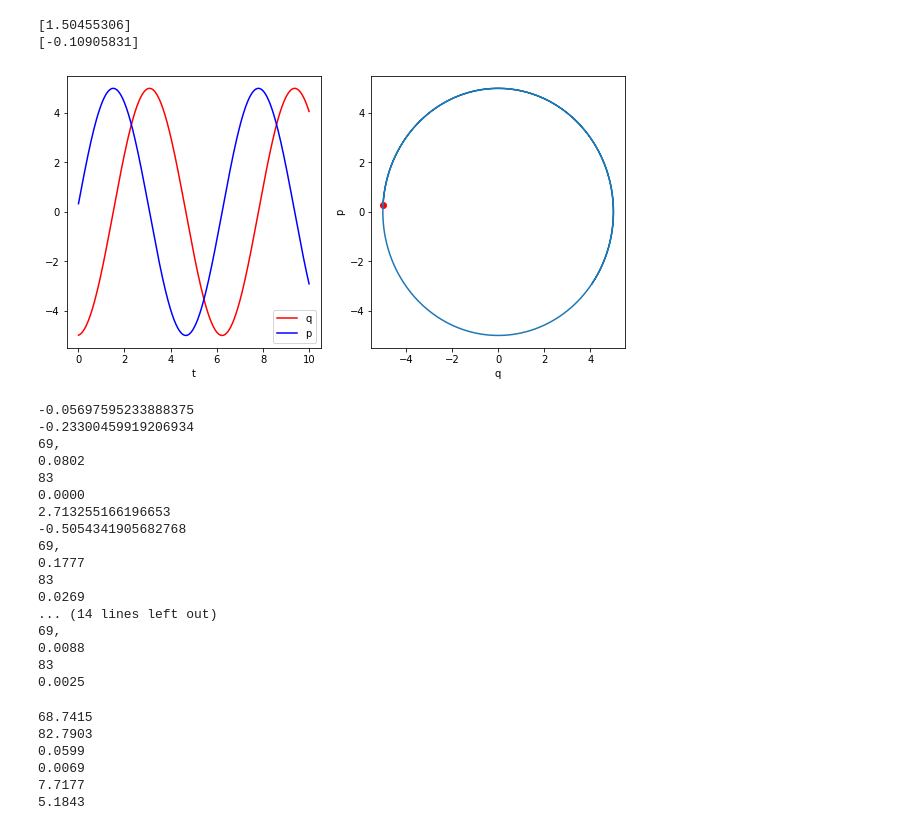
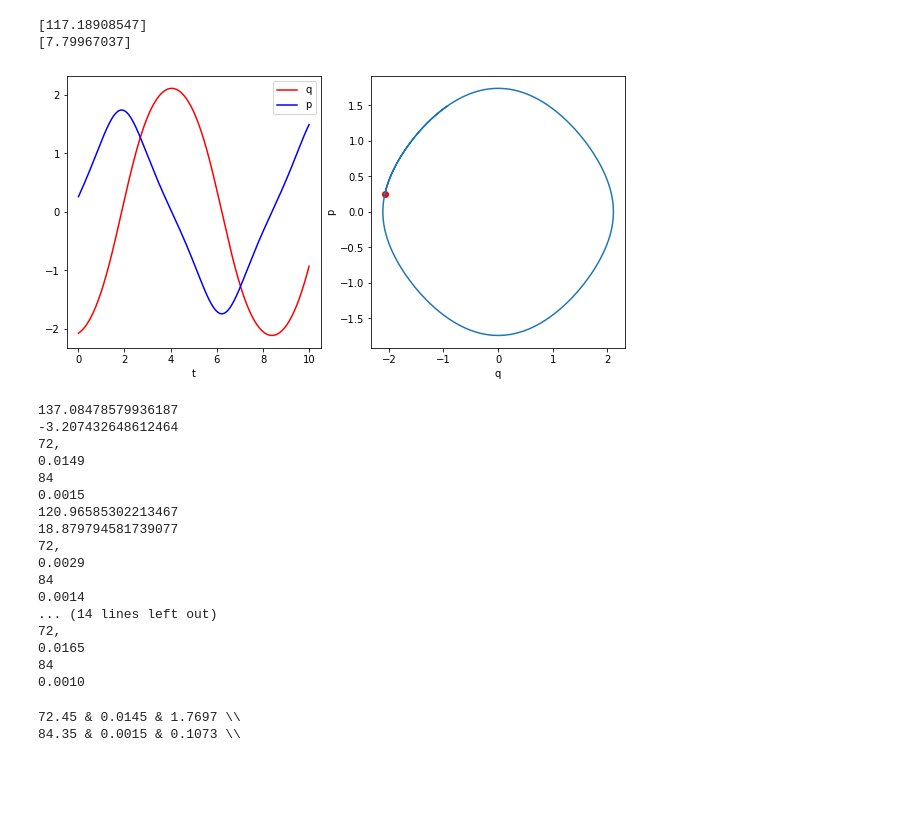
Before and after one commit to charlielao/dynamical_system_invariance_project, a Jupyter notebook: codes/run_undamped.ipynb, the cells around one changed output. Drawn from its saved outputs; the diff is of its cells as text; code cells hidden in the pictures; blank space fills up the shorter version.

```diff
--- a/codes/run_undamped.ipynb
+++ b/codes/run_undamped.ipynb
@@ -13,33 +13,33 @@ os.environ["CUDA_VISIBLE_DEVICES"] = '3'
 mean = ZeroMean(2)
 time_step = 0.01
 training_time = 0.1
-testing_time = 1
+testing_time =  1
 
-max_x = 3
+max_x = 120
 n_train = 1
 train_starting_position = np.random.uniform(-max_x, max_x, (n_train))
 train_starting_velocity = np.random.uniform(-max_x/5, max_x/5, (n_train))
 
 print(train_starting_position)
 print(train_starting_velocity)
-data = get_SHM_data(time_step, training_time, 1e-8, train_starting_position, train_starting_velocity) #switch
+data = get_pendulum_data(time_step, training_time, 1e-8, train_starting_position, train_starting_velocity) #switch
 # %% [output]
-[1.50455306]
-[-0.10905831]
+[117.18908547]
+[7.79967037]
 # %%
 import matplotlib.pyplot as plt
 f, (ax1, ax2) = plt.subplots(1, 2,figsize=(10,5))
 ax1.plot(np.linspace(0.01, 10-0.01, data[0].shape[0]),data[0][:,0], label="q",color="red")
 ax1.plot(np.linspace(0.01, 10-0.01, data[0].shape[0]),data[0][:,1], label="p",color="blue")
 ax1.set_xlabel("t")
 ax1.legend()
 ax2.plot(data[0][:,0],data[0][:,1])
-ax2.scatter(train_starting_position, train_starting_velocity,color="red")
+ax2.scatter(np.radians(train_starting_position), np.radians(train_starting_velocity),color="red")
 ax2.set_xlabel("q")
 ax2.set_ylabel("p")
-plt.savefig("figures/SHM_trajectory_1D.pdf")
+plt.savefig("figures/pendulum_trajectory_1D.pdf")
 # %% [output]
-[figure, old version]
+[figure, new version]
 # %%
 
 lml_moi = []
@@ -49,14 +49,15 @@ eva_future_inv = []
 eva_grid_moi = []
 eva_grid_inv = []
 for i in range(5):
-    test_starting_position = np.random.uniform(-max_x, max_x)
+#    test_starting_position = np.random.uniform(-max_x,max_x)
+    test_starting_position = np.random.uniform(max_x,30+max_x)
     test_starting_velocity = np.random.uniform(-max_x/5, max_x/5)
 
     print(test_starting_position)
     print(test_starting_velocity)
 
-    test_data = get_SHM_data(time_step, testing_time, 1e-8, [test_starting_position], [test_starting_velocity])
-    for jitter in [5e-6]:
+    test_data = get_pendulum_data(time_step, testing_time, 1e-8, [test_starting_position], [test_starting_velocity])
+    for jitter in [1e-5]:
     #    print("current jitter %s" %jitter)
         moi = get_GPR_model(get_MOI(), mean, data, 500)
         print("%s, "%round(moi.log_marginal_likelihood().numpy()))
@@ -65,17 +66,17 @@ for i in range(5):
 
         lml_moi.append(moi.log_marginal_likelihood().numpy())
         eva_future_moi.append(evaluate_moi[0])
-        eva_grid_moi.append(evaluate_model_grid(moi, 5, 40, SHM_dynamics))
+        eva_grid_moi.append(evaluate_model_grid(moi, np.radians(150), 40, pendulum_dynamics))
         for invar_density in [40]: #np.arange(10, 30, 10):
                 try:
-                    kernel = get_SHM_invariance(5, invar_density, jitter) #switch
+                    kernel = get_pendulum_invariance(np.radians(150), invar_density, jitter) #switch
                     m = get_GPR_model(kernel, mean, data, 500)
                     print(round(m.log_marginal_likelihood().numpy()))
                     evaluate_invariance = evaluate_model_future(m, test_data, time_step)
                     print(format(evaluate_invariance[0],".4f"))
                     lml_inv.append(m.log_marginal_likelihood().numpy())
                     eva_future_inv.append(evaluate_invariance[0])
-                    eva_grid_inv.append(evaluate_model_grid(m, 5, 40, SHM_dynamics))
+                    eva_grid_inv.append(evaluate_model_grid(m, np.radians(150), 40, pendulum_dynamics))
 
                 except tf.errors.InvalidArgumentError:
                     print("jitter too small")
@@ -83,38 +84,30 @@ for i in range(5):
 
     # %%
 # %% [output]
--0.05697595233888375
--0.23300459919206934
-69,
-0.0802
-83
-0.0000
-2.713255166196653
--0.5054341905682768
-69,
-0.1777
-83
-0.0269
+137.08478579936187
+-3.207432648612464
+72,
+0.0149
+84
+0.0015
+120.96585302213467
+18.879794581739077
+72,
+0.0029
+84
+0.0014
 ... (14 lines left out)
-69,
-0.0088
-83
-0.0025
+72,
+0.0165
+84
+0.0010
 # %%
 
-print(format(np.mean(lml_moi),".4f"))
-print(format(np.mean(lml_inv),".4f"))
-print(format(np.mean(eva_future_moi),".4f"))
-print(format(np.mean(eva_future_inv),".4f"))
-print(format(np.mean(eva_grid_moi),".4f"))
-print(format(np.mean(eva_grid_inv),".4f"))
+print(format(np.mean(lml_moi),".2f")+" & "+format(np.mean(eva_future_moi),".4f")+" & "+format(np.mean(eva_grid_moi),".4f")+' \\\\')
+print(format(np.mean(lml_inv),".2f")+" & "+format(np.mean(eva_future_inv),".4f")+" & "+format(np.mean(eva_grid_inv),".4f")+ ' \\\\')
 # %% [output]
-68.7415
-82.7903
-0.0599
-0.0069
-7.7177
-5.1843
+72.45 & 0.0145 & 1.7697 \\
+84.35 & 0.0015 & 0.1073 \\
 # %%
 import matplotlib.pyplot as plt
 fig, ax = plt.subplots()
```
Also changed, not shown: parts of 5 cells of this notebook, 20 other files.
